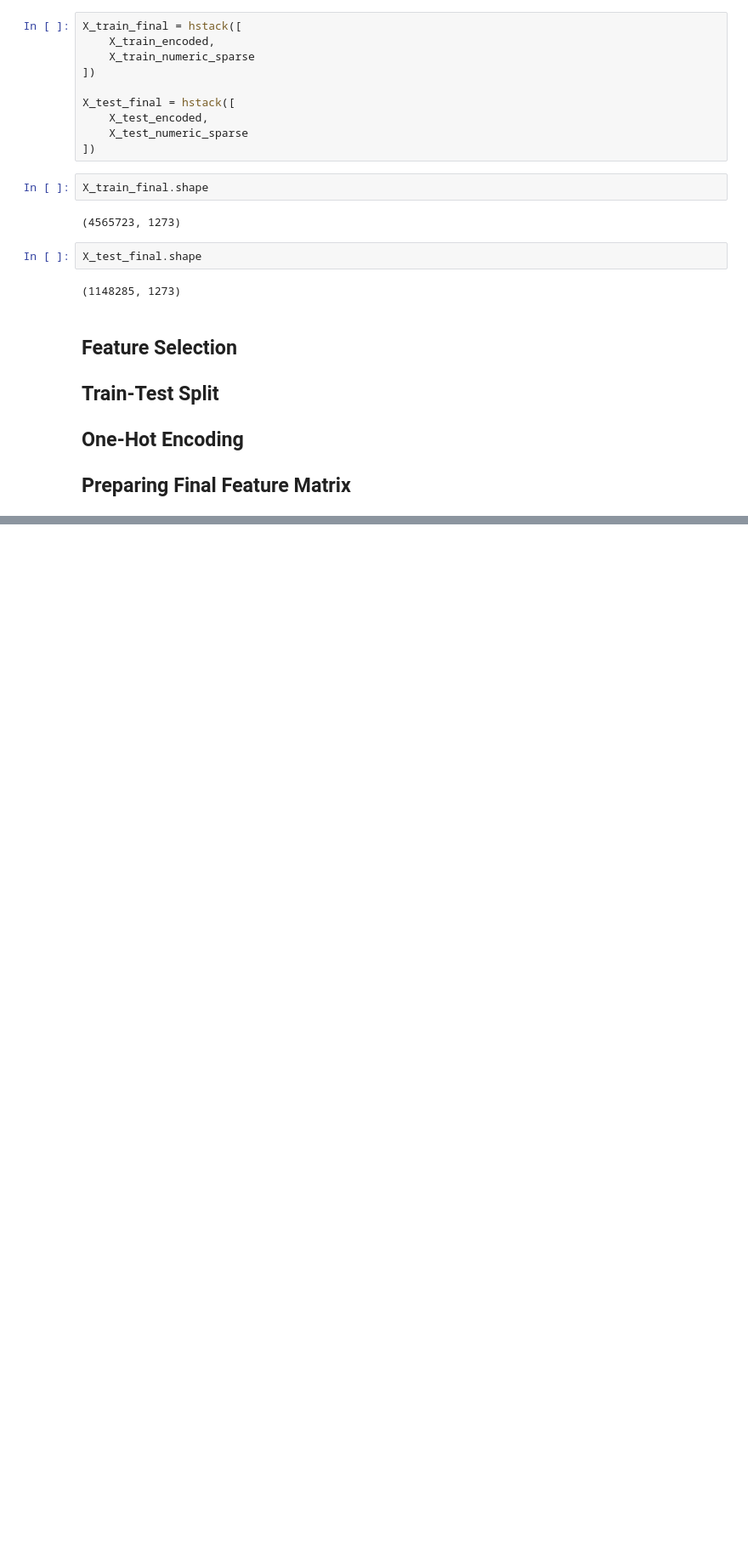
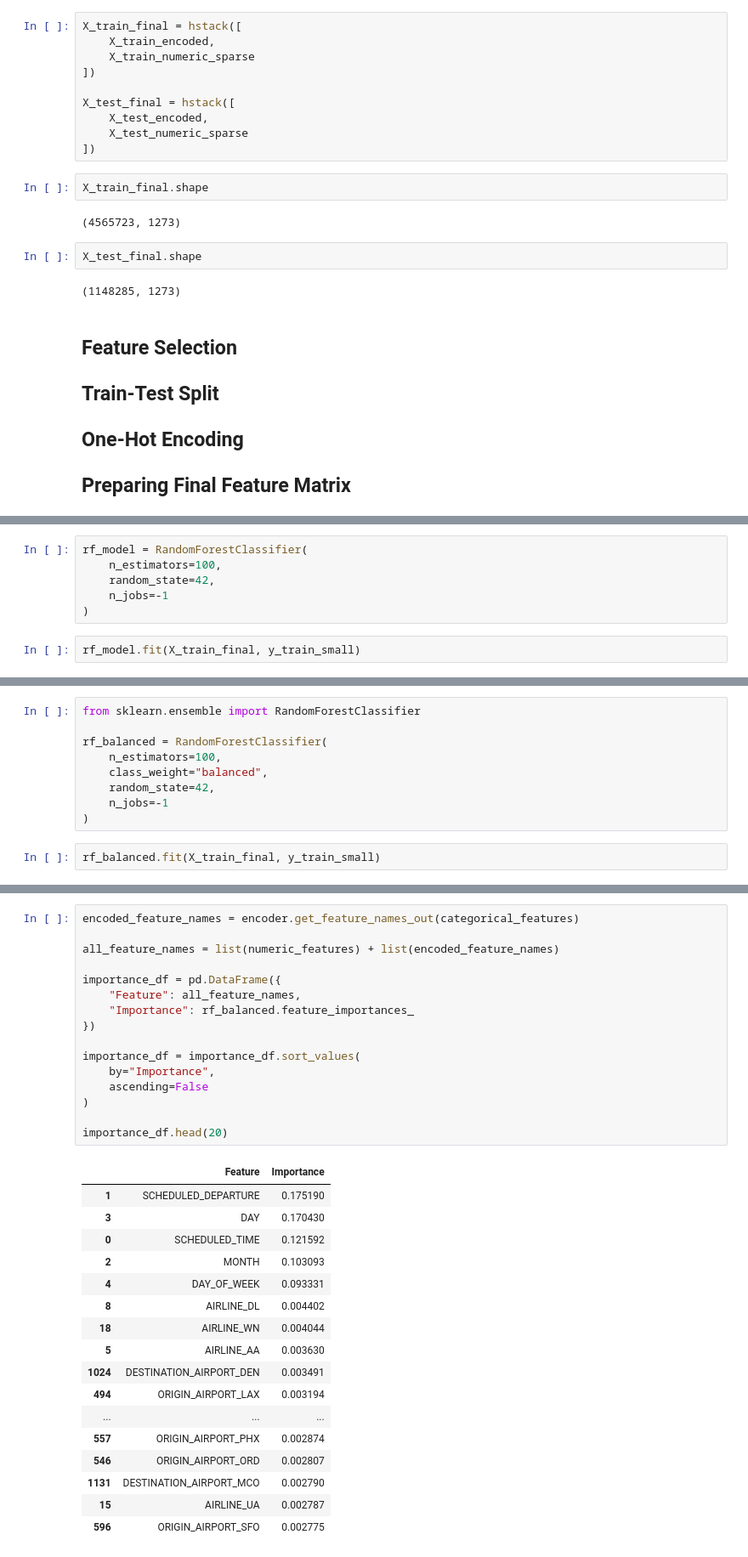
Before and after one commit to GhostCypher05/flight-delay-prediction, a Jupyter notebook: notebooks/01_data_investigation.ipynb, the cells around one changed output, grey strips where cells are left out. Shown at 85% size. Saved outputs shown, nothing was run; the diff lists cells and outputs as text; blank space fills up the shorter version.

```diff
--- a/notebooks/01_data_investigation.ipynb
+++ b/notebooks/01_data_investigation.ipynb
@@ -975,0 +1095,8 @@ X_test_final.shape
+# %%
+rf_model = RandomForestClassifier(
+    n_estimators=100,
+    random_state=42,
+    n_jobs=-1
+)
+# %%
+rf_model.fit(X_train_final, y_train_small)
@@ -975,0 +1137,11 @@ X_test_final.shape
+# %%
+from sklearn.ensemble import RandomForestClassifier
+
+rf_balanced = RandomForestClassifier(
+    n_estimators=100,
+    class_weight="balanced",
+    random_state=42,
+    n_jobs=-1
+)
+# %%
+rf_balanced.fit(X_train_final, y_train_small)
@@ -975,0 +1187,34 @@ X_test_final.shape
+# %%
+encoded_feature_names = encoder.get_feature_names_out(categorical_features)
+
+all_feature_names = list(numeric_features) + list(encoded_feature_names)
+
+importance_df = pd.DataFrame({
+    "Feature": all_feature_names,
+    "Importance": rf_balanced.feature_importances_
+})
+
+importance_df = importance_df.sort_values(
+    by="Importance",
+    ascending=False
+)
+
+importance_df.head(20)
+# %% [output]
+|  | Feature | Importance |
+| 1 | SCHEDULED_DEPARTURE | 0.175190 |
+| 3 | DAY | 0.170430 |
+| 0 | SCHEDULED_TIME | 0.121592 |
+| 2 | MONTH | 0.103093 |
+| 4 | DAY_OF_WEEK | 0.093331 |
+| 8 | AIRLINE_DL | 0.004402 |
+| 18 | AIRLINE_WN | 0.004044 |
+| 5 | AIRLINE_AA | 0.003630 |
+| 1024 | DESTINATION_AIRPORT_DEN | 0.003491 |
+| 494 | ORIGIN_AIRPORT_LAX | 0.003194 |
+| ... | ... | ... |
+| 557 | ORIGIN_AIRPORT_PHX | 0.002874 |
+| 546 | ORIGIN_AIRPORT_ORD | 0.002807 |
+| 1131 | DESTINATION_AIRPORT_MCO | 0.002790 |
+| 15 | AIRLINE_UA | 0.002787 |
+| 596 | ORIGIN_AIRPORT_SFO | 0.002775 |
```
Also changed, not shown: parts of 42 cells of this notebook, 13 other files.
